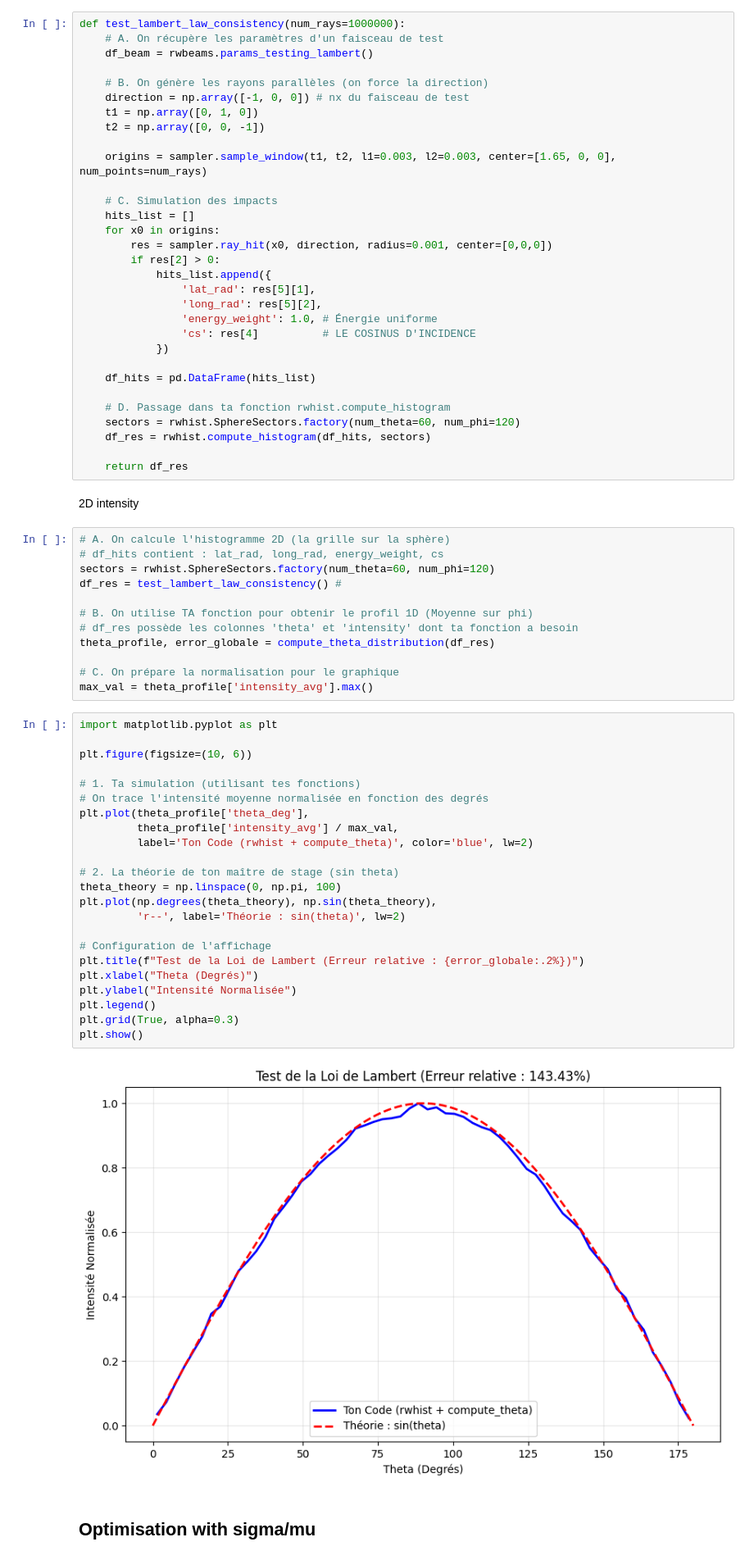
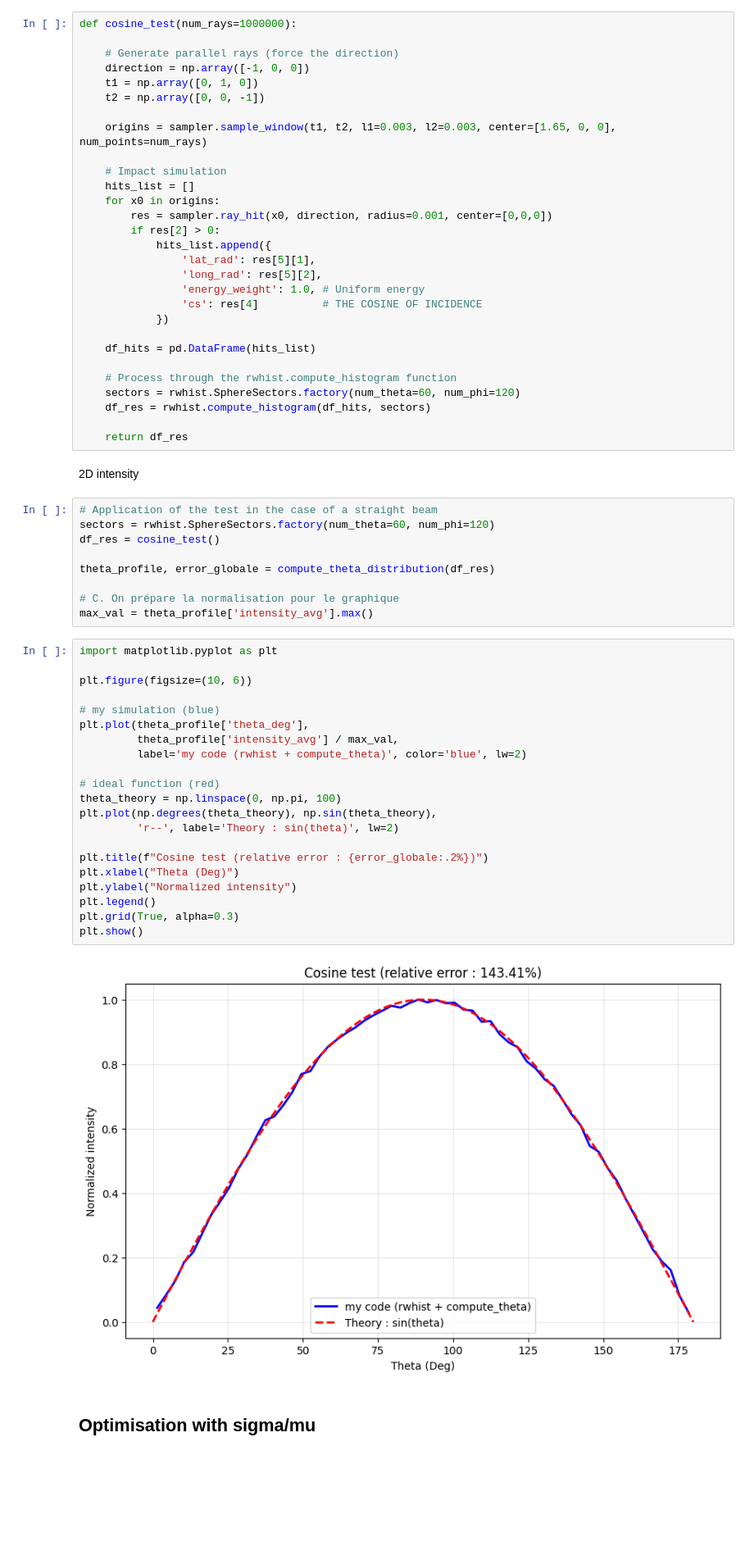
Before and after one commit to clarajdr/Omega60-DD-ICF-simulation, a Jupyter notebook: collision.ipynb, the cells around one changed output. Shown at 82% size. Saved outputs shown, nothing was run; the diff lists cells and outputs as text; blank space fills up the shorter version.

```diff
--- a/collision.ipynb
+++ b/collision.ipynb
@@ -229,18 +229,16 @@ L'erreur relative globale (std/mean) est de : 40.8330 %
 # %% [markdown]
 Test cosign
 # %%
-def test_lambert_law_consistency(num_rays=1000000):
-    # A. On récupère les paramètres d'un faisceau de test
-    df_beam = rwbeams.params_testing_lambert()
+def cosine_test(num_rays=1000000):
 
-    # B. On génère les rayons parallèles (on force la direction)
-    direction = np.array([-1, 0, 0]) # nx du faisceau de test
+    # Generate parallel rays (force the direction)
+    direction = np.array([-1, 0, 0])
     t1 = np.array([0, 1, 0])
     t2 = np.array([0, 0, -1])
 
     origins = sampler.sample_window(t1, t2, l1=0.003, l2=0.003, center=[1.65, 0, 0], num_points=num_rays)
 
-    # C. Simulation des impacts
+    # Impact simulation
     hits_list = []
     for x0 in origins:
         res = sampler.ray_hit(x0, direction, radius=0.001, center=[0,0,0])
@@ -248,13 +246,13 @@ def test_lambert_law_consistency(num_rays=1000000):
             hits_list.append({
                 'lat_rad': res[5][1],
                 'long_rad': res[5][2],
-                'energy_weight': 1.0, # Énergie uniforme
-                'cs': res[4]          # LE COSINUS D'INCIDENCE
+                'energy_weight': 1.0, # Uniform energy
+                'cs': res[4]          # THE COSINE OF INCIDENCE
             })
 
     df_hits = pd.DataFrame(hits_list)
 
-    # D. Passage dans ta fonction rwhist.compute_histogram
+    # Process through the rwhist.compute_histogram function
     sectors = rwhist.SphereSectors.factory(num_theta=60, num_phi=120)
     df_res = rwhist.compute_histogram(df_hits, sectors)
 
@@ -262,13 +260,10 @@ def test_lambert_law_consistency(num_rays=1000000):
 # %% [markdown]
 2D intensity
 # %%
-# A. On calcule l'histogramme 2D (la grille sur la sphère)
-# df_hits contient : lat_rad, long_rad, energy_weight, cs
+# Application of the test in the case of a straight beam
 sectors = rwhist.SphereSectors.factory(num_theta=60, num_phi=120)
-df_res = test_lambert_law_consistency() #
+df_res = cosine_test()
 
-# B. On utilise TA fonction pour obtenir le profil 1D (Moyenne sur phi)
-# df_res possède les colonnes 'theta' et 'intensity' dont ta fonction a besoin
 theta_profile, error_globale = compute_theta_distribution(df_res)
 
 # C. On prépare la normalisation pour le graphique
@@ -276,27 +271,25 @@ max_val = theta_profile['intensity_avg'].max()
 # %%
 import matplotlib.pyplot as plt
 
 plt.figure(figsize=(10, 6))
 
-# 1. Ta simulation (utilisant tes fonctions)
-# On trace l'intensité moyenne normalisée en fonction des degrés
+# my simulation (blue)
 plt.plot(theta_profile['theta_deg'],
          theta_profile['intensity_avg'] / max_val,
-         label='Ton Code (rwhist + compute_theta)', color='blue', lw=2)
+         label='my code (rwhist + compute_theta)', color='blue', lw=2)
 
-# 2. La théorie de ton maître de stage (sin theta)
+# ideal function (red)
 theta_theory = np.linspace(0, np.pi, 100)
 plt.plot(np.degrees(theta_theory), np.sin(theta_theory),
-         'r--', label='Théorie : sin(theta)', lw=2)
+         'r--', label='Theory : sin(theta)', lw=2)
 
-# Configuration de l'affichage
-plt.title(f"Test de la Loi de Lambert (Erreur relative : {error_globale:.2%})")
-plt.xlabel("Theta (Degrés)")
-plt.ylabel("Intensité Normalisée")
+plt.title(f"Cosine test (relative error : {error_globale:.2%})")
+plt.xlabel("Theta (Deg)")
+plt.ylabel("Normalized intensity")
 plt.legend()
 plt.grid(True, alpha=0.3)
 plt.show()
 # %% [output]
-[figure, old version]
+[figure, new version]
 # %% [markdown]
 ## Optimisation with sigma/mu
```
Also changed, not shown: parts of 7 cells of this notebook, 8 other files.
